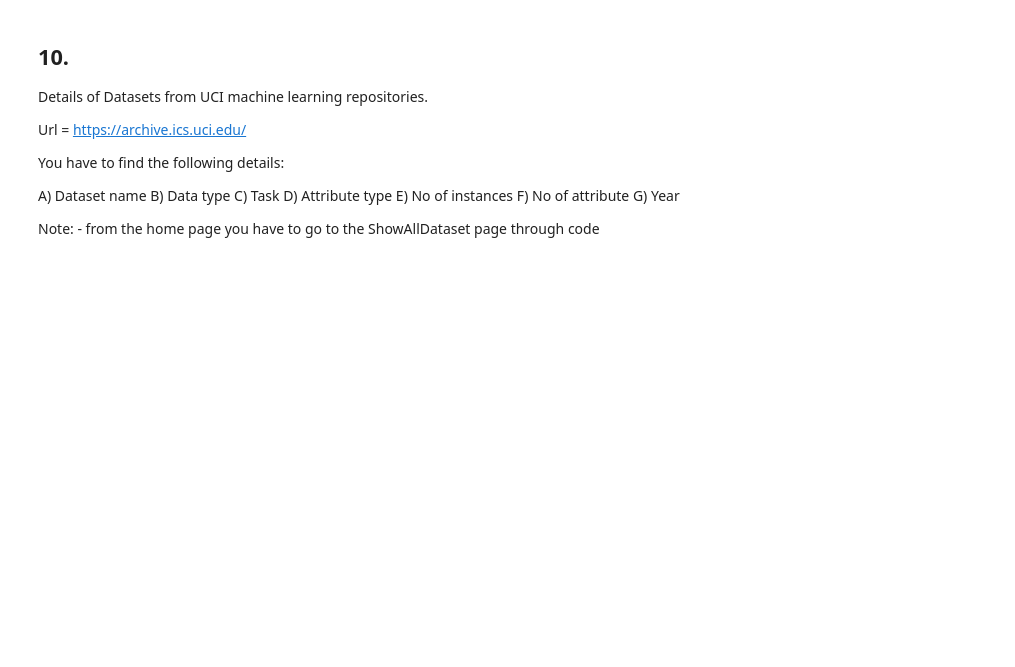
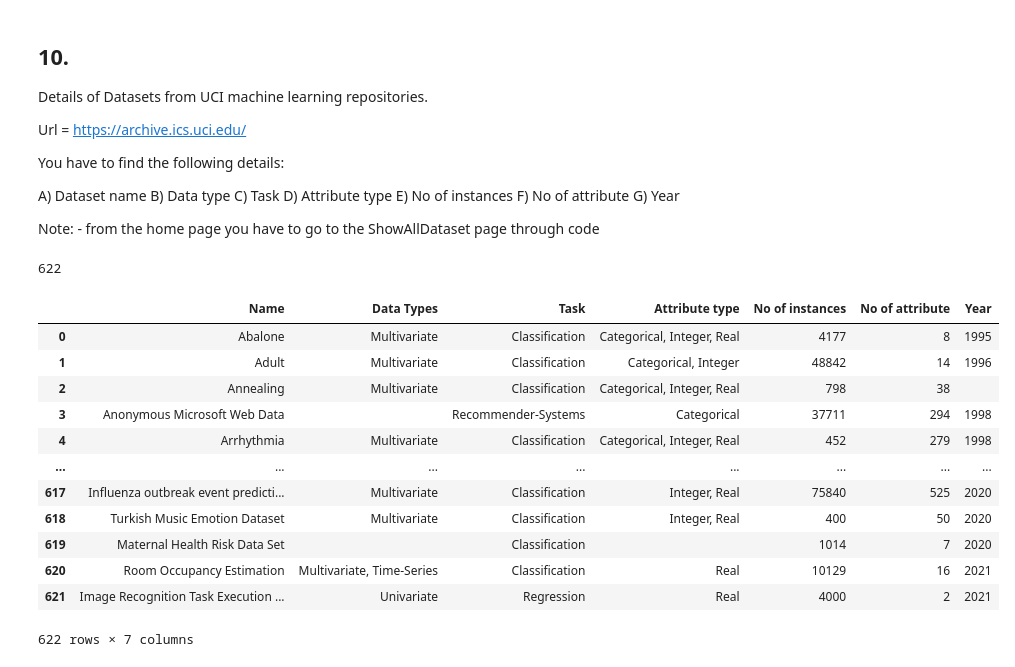
Before and after one commit to Pramodh23EAlpha/Internship, a Jupyter notebook: web scraping 4.ipynb, the cells around one changed output. Cells and saved outputs as stored; diff of their text form; code cells hidden in the pictures; blank space fills up the shorter version.

```diff
--- a/web scraping 4.ipynb
+++ b/web scraping 4.ipynb
@@ -641,3 +654,67 @@ F) No of attribute
 G) Year
 
 Note: - from the home page you have to go to the ShowAllDataset page through code
+# %%
+# Activating the chrome browser
+driver = webdriver.Chrome(executable_path=DRIVER_PATH)
+# Opening the homepage of
+url = "https://archive.ics.uci.edu/"
+driver.get(url)
+time.sleep(3)
+
+driver.find_element_by_xpath('/html/body/table[1]/tbody/tr/td[2]/span[2]').click()
+time.sleep(3)
+
+uci_names = []
+uci_datatypes = []
+uci_task = []
+uci_attributetype = []
+uci_noofinstances = []
+uci_noofattribute = []
+uci_year = []
+
+count = driver.find_element_by_xpath('/html/body/table[2]/tbody/tr/td[2]/table[1]/tbody/tr/td[1]/p/b').text
+
+print(int(count))
+
+for i in range(int(count)):
+
+    try:
+
+        uci_names.append(driver.find_element_by_xpath('/html/body/table[2]/tbody/tr/td[2]/table[2]/tbody/tr['+str(i+2)+']/td[1]/table/tbody/tr/td[2]/p/b/a').text)
+        uci_datatypes.append(driver.find_element_by_xpath('/html/body/table[2]/tbody/tr/td[2]/table[2]/tbody/tr['+str(i+2)+']/td[2]/p').text)
+        uci_task.append(driver.find_element_by_xpath('/html/body/table[2]/tbody/tr/td[2]/table[2]/tbody/tr['+str(i+2)+']/td[3]/p').text)
+        uci_attributetype.append(driver.find_element_by_xpath('/html/body/table[2]/tbody/tr/td[2]/table[2]/tbody/tr['+str(i+2)+']/td[4]/p').text)
+        uci_noofinstances.append(driver.find_element_by_xpath('/html/body/table[2]/tbody/tr/td[2]/table[2]/tbody/tr['+str(i+2)+']/td[5]/p').text)
+        uci_noofattribute.append(driver.find_element_by_xpath('/html/body/table[2]/tbody/tr/td[2]/table[2]/tbody/tr['+str(i+2)+']/td[6]/p').text)
+        uci_year.append(driver.find_element_by_xpath('/html/body/table[2]/tbody/tr/td[2]/table[2]/tbody/tr['+str(i+2)+']/td[7]/p').text)
+
+    except:
+        print('EXCEPTION')
+
+
+ucidf =pd.DataFrame({})
+ucidf[' Name ']=uci_names
+ucidf['Data Types']=uci_datatypes
+ucidf['Task ']=uci_task
+ucidf['Attribute type']=uci_attributetype
+ucidf['No of instances ']=uci_noofinstances
+ucidf['No of attribute ']=uci_noofattribute
+ucidf['Year']=uci_year
+
+ucidf
+# %% [output]
+622
+|  | Name | Data Types | Task | Attribute type | No of instances | No of attribute | Year |
+| 0 | Abalone | Multivariate | Classification | Categorical, Integer, Real | 4177 | 8 | 1995 |
+| 1 | Adult | Multivariate | Classification | Categorical, Integer | 48842 | 14 | 1996 |
+| 2 | Annealing | Multivariate | Classification | Categorical, Integer, Real | 798 | 38 |  |
+| 3 | Anonymous Microsoft Web Data |  | Recommender-Systems | Categorical | 37711 | 294 | 1998 |
+| 4 | Arrhythmia | Multivariate | Classification | Categorical, Integer, Real | 452 | 279 | 1998 |
+| ... | ... | ... | ... | ... | ... | ... | ... |
+| 617 | Influenza outbreak event predicti... | Multivariate | Classification | Integer, Real | 75840 | 525 | 2020 |
+| 618 | Turkish Music Emotion Dataset | Multivariate | Classification | Integer, Real | 400 | 50 | 2020 |
+| 619 | Maternal Health Risk Data Set |  | Classification |  | 1014 | 7 | 2020 |
+| 620 | Room Occupancy Estimation | Multivariate, Time-Series | Classification | Real | 10129 | 16 | 2021 |
+| 621 | Image Recognition Task Execution ... | Univariate | Regression | Real | 4000 | 2 | 2021 |
+622 rows × 7 columns
```
Also changed, not shown: parts of 1 cell of this notebook.
